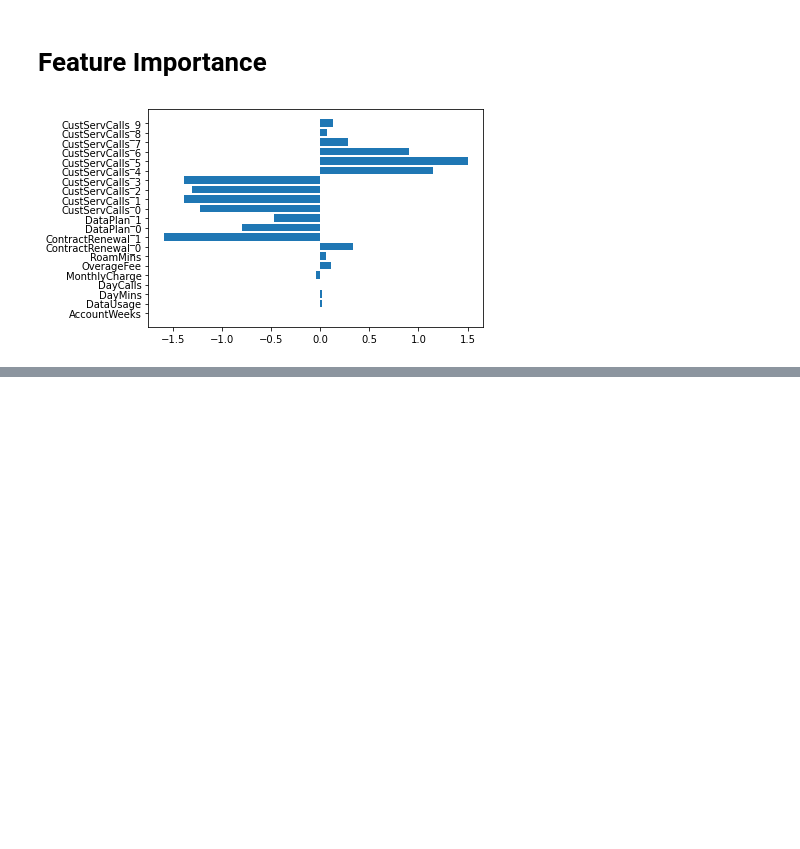
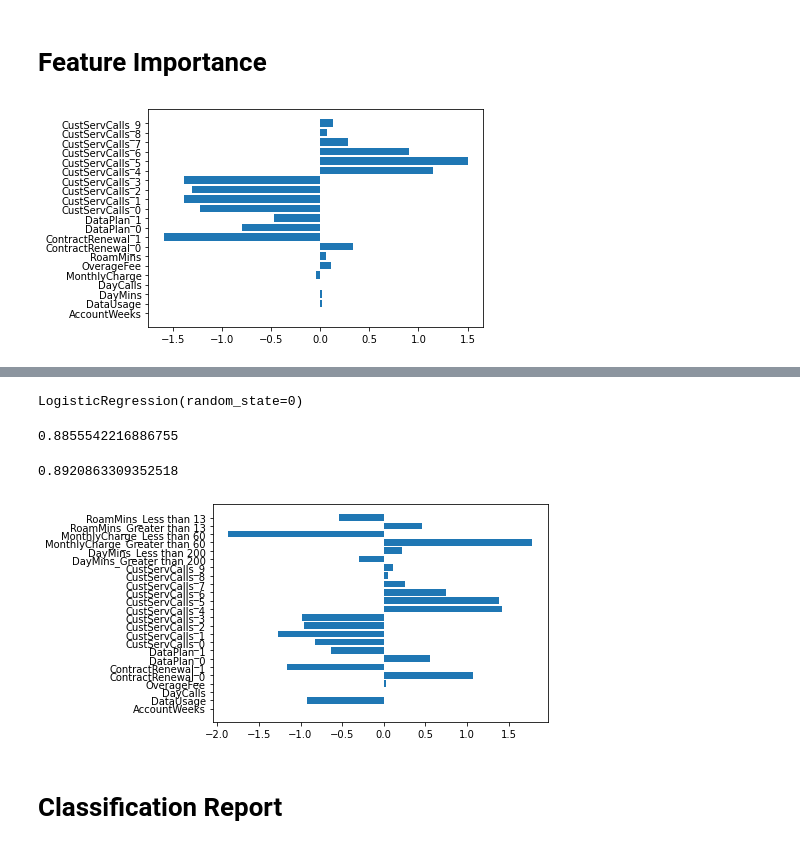
Before and after one commit to Gunnvant/case_study_ideas, a Jupyter notebook: churn_analysis_solv/Churn Analysis.ipynb, the cells around one changed output, grey strips where cells are left out. Cells and saved outputs as stored; diff of their text form; code cells hidden in the pictures; blank space fills up the shorter version.

```diff
--- a/churn_analysis_solv/Churn Analysis.ipynb
+++ b/churn_analysis_solv/Churn Analysis.ipynb
@@ -379,0 +470,4 @@ plt.show()
+# %%
+df_new_2['DayMins'] = df_new_2['DayMins'].apply(daymins)
+df_new_2['MonthlyCharge'] = df_new_2['MonthlyCharge'].apply(monthlycharge)
+df_new_2['RoamMins'] = df_new_2['RoamMins'].apply(roammins)
@@ -379,0 +508,2 @@ plt.show()
+# %%
+df_new_3 = pd.get_dummies(df_new_2)
@@ -379,0 +544,29 @@ plt.show()
+# %%
+from sklearn.model_selection import train_test_split
+X = df_new_3
+X_train, X_test, y_train, y_test = train_test_split(X, y, test_size=0.25, random_state=42)
+# %%
+# Basic Modelling
+from sklearn.linear_model import LogisticRegression
+clf2 = LogisticRegression(random_state=0)
+clf2.fit(X_train, y_train)
+# %% [output]
+LogisticRegression(random_state=0)
+# %%
+clf2.score(X_train, y_train)
+# %% [output]
+0.8855542216886755
+# %%
+clf2.score(X_test, y_test)
+# %% [output]
+0.8920863309352518
+# %%
+# Feature Importance
+# plot feature importance
+importance = clf2.coef_[0]
+plt.barh(X_train.columns, importance)
+plt.show()
+# %% [output]
+[figure, added]
+# %% [markdown]
+# Classification Report
```
Also changed, not shown: parts of 39 cells of this notebook, 1 other file.
